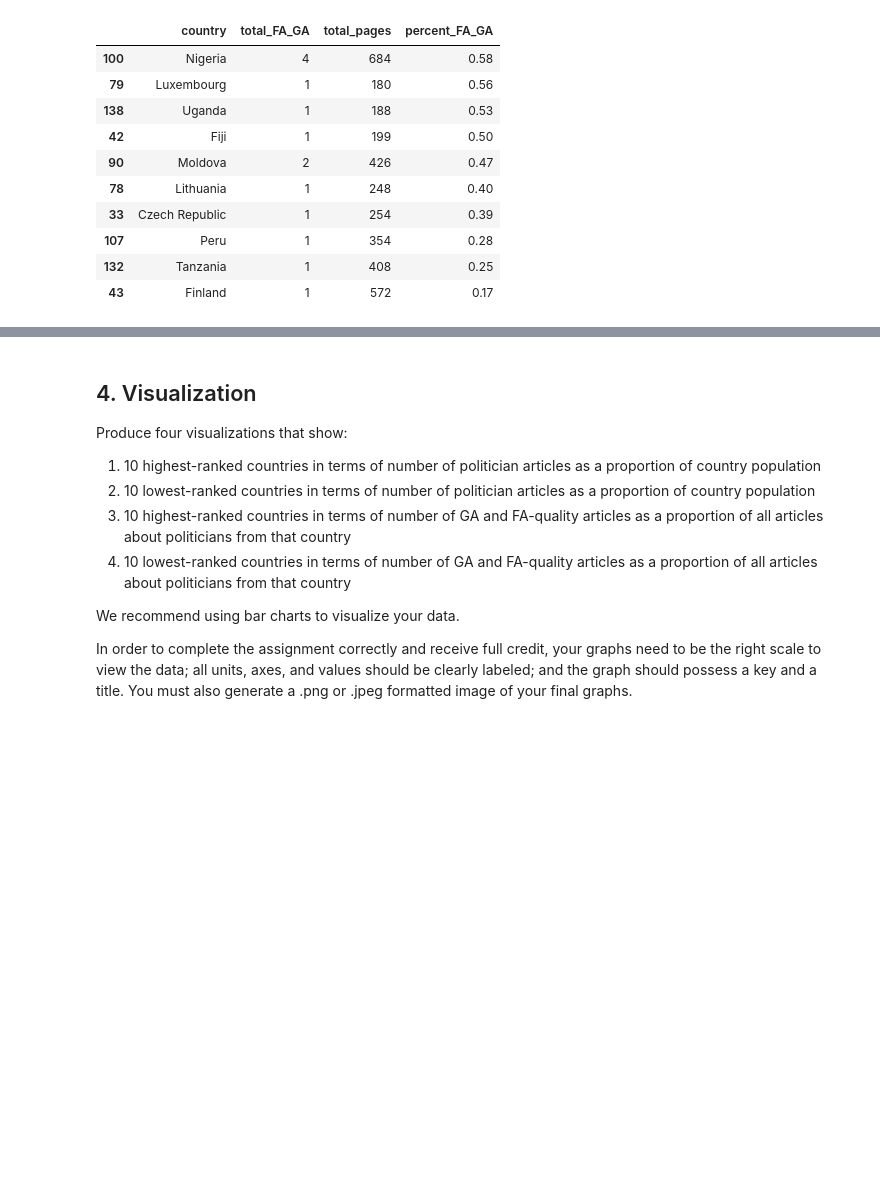
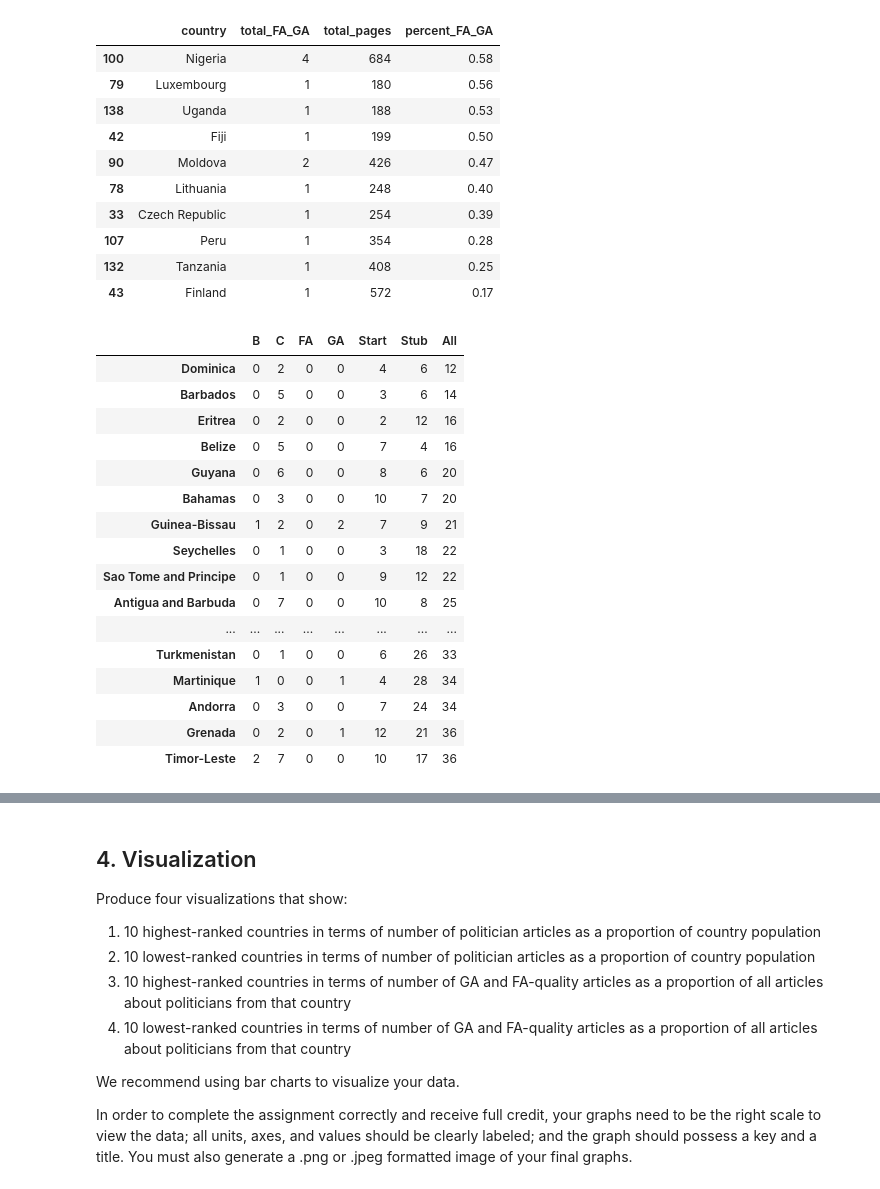
Before and after one commit to orbitse/data-512-a2, a Jupyter notebook: hcds-a2-bias.ipynb, the cells around one changed output, grey strips where cells are left out. Drawn from its saved outputs; the diff is of its cells as text; code cells hidden in the pictures; blank space fills up the shorter version.

```diff
--- a/hcds-a2-bias.ipynb
+++ b/hcds-a2-bias.ipynb
@@ -510,3 +517,32 @@ sort_prop_type_df.tail(10)
 | 107 | Peru | 1 | 354 | 0.28 |
 | 132 | Tanzania | 1 | 408 | 0.25 |
 | 43 | Finland | 1 | 572 | 0.17 |
+# %%
+# This code produces a crosstab of countries with their quality articles
+# This code is partially based on the code from StackOverflow
+# https://stackoverflow.com/questions/46290726/how-to-make-dummy-variables-with-comma-separated-valued-columns
+
+df_articles = combine_df.set_index("country")["article_quality"].apply(pd.Series).stack()
+
+# margins=True adds the All column & All row
+cross_tab = pd.crosstab(df_articles.index.get_level_values(0),
+                        df_articles, margins=True).rename_axis(None).rename_axis(None, 1)
+cross_tab.sort_values(["All"]).head(25)
+# %% [output]
+|  | B | C | FA | GA | Start | Stub | All |
+| Dominica | 0 | 2 | 0 | 0 | 4 | 6 | 12 |
+| Barbados | 0 | 5 | 0 | 0 | 3 | 6 | 14 |
+| Eritrea | 0 | 2 | 0 | 0 | 2 | 12 | 16 |
+| Belize | 0 | 5 | 0 | 0 | 7 | 4 | 16 |
+| Guyana | 0 | 6 | 0 | 0 | 8 | 6 | 20 |
+| Bahamas | 0 | 3 | 0 | 0 | 10 | 7 | 20 |
+| Guinea-Bissau | 1 | 2 | 0 | 2 | 7 | 9 | 21 |
+| Seychelles | 0 | 1 | 0 | 0 | 3 | 18 | 22 |
+| Sao Tome and Principe | 0 | 1 | 0 | 0 | 9 | 12 | 22 |
+| Antigua and Barbuda | 0 | 7 | 0 | 0 | 10 | 8 | 25 |
+| ... | ... | ... | ... | ... | ... | ... | ... |
+| Turkmenistan | 0 | 1 | 0 | 0 | 6 | 26 | 33 |
+| Martinique | 1 | 0 | 0 | 1 | 4 | 28 | 34 |
+| Andorra | 0 | 3 | 0 | 0 | 7 | 24 | 34 |
+| Grenada | 0 | 2 | 0 | 1 | 12 | 21 | 36 |
+| Timor-Leste | 2 | 7 | 0 | 0 | 10 | 17 | 36 |
```
Also changed, not shown: parts of 10 cells of this notebook.
